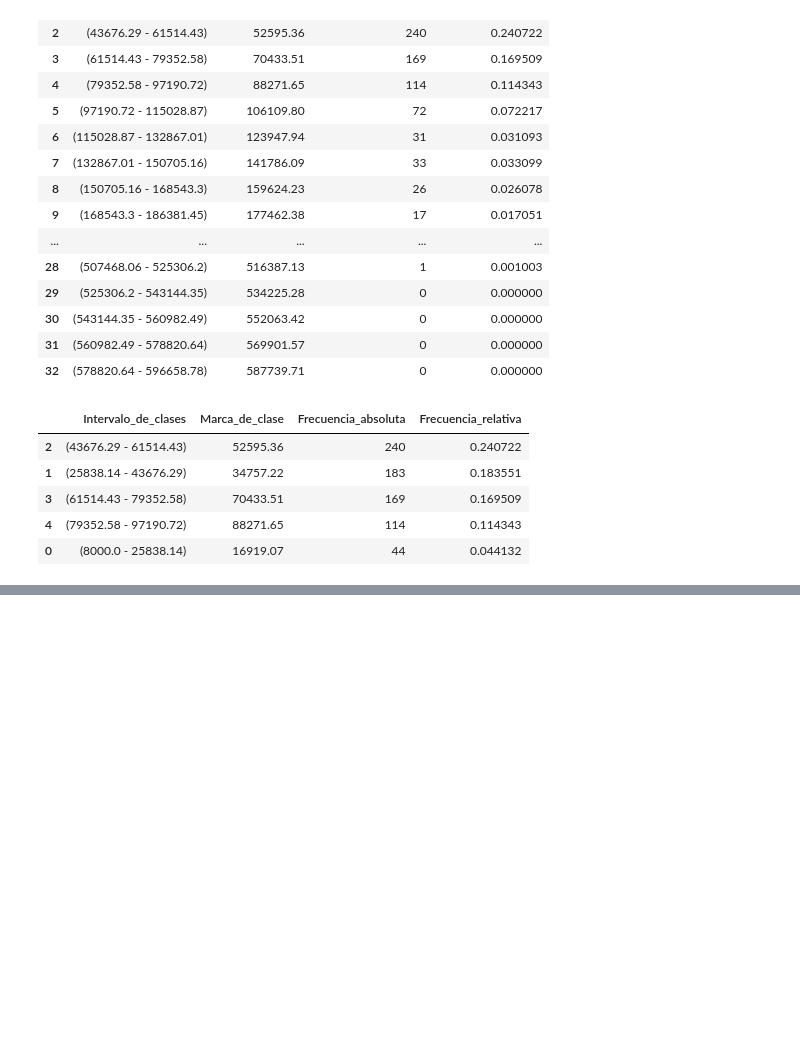
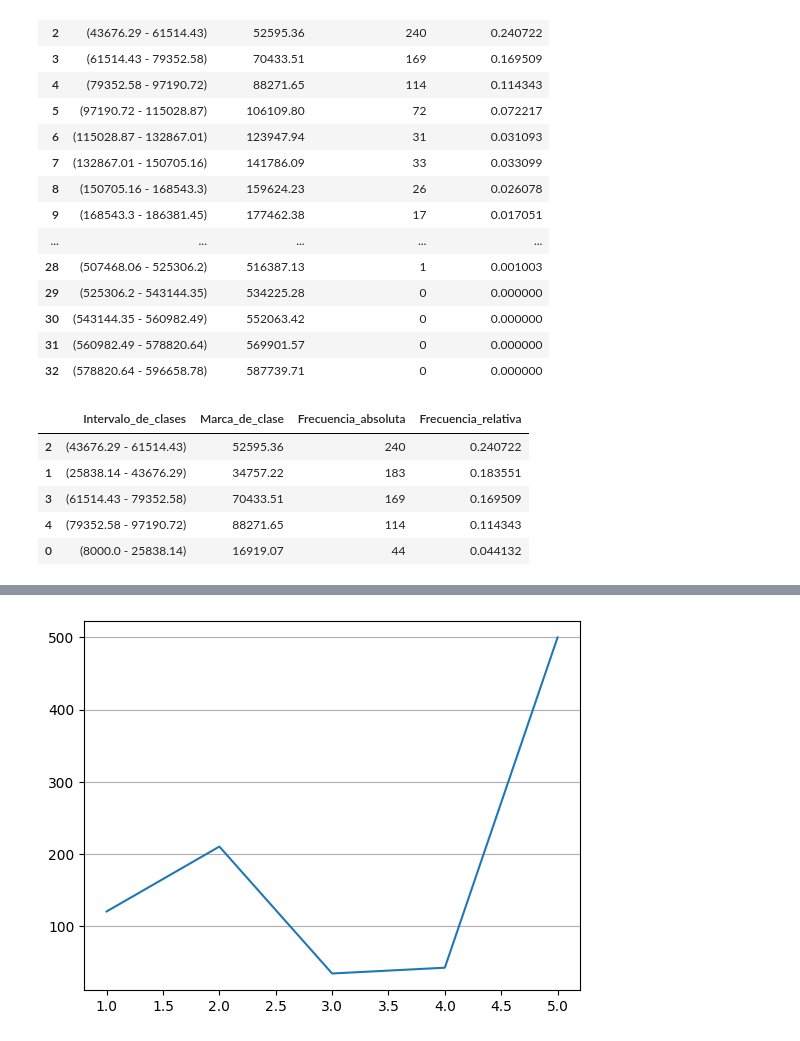
Before and after one commit to galileoguzman/DATA-ANA-24-BEDU-02, a Jupyter notebook: 02_tablas_de_frecuencias.ipynb, the cells around one changed output, grey strips where cells are left out. Saved outputs shown, nothing was run; the diff lists cells and outputs as text; code cells hidden in the pictures; blank space fills up the shorter version.

```diff
--- a/02_tablas_de_frecuencias.ipynb
+++ b/02_tablas_de_frecuencias.ipynb
@@ -96,0 +119,12 @@ tabla_frecuencias_num.head().sort_values(by='Frecuencia_absoluta', ascending=Fal
+# %%
+# Ejemplo
+eje_x = [1, 2, 3, 4, 5]
+eje_y = [120, 210, 34, 42, 500]
+
+plt.plot(eje_x, eje_y)
+
+plt.grid(axis='y')
+
+plt.show()
+# %% [output]
+[figure, added]
```
Also changed, not shown: parts of 3 cells of this notebook.
